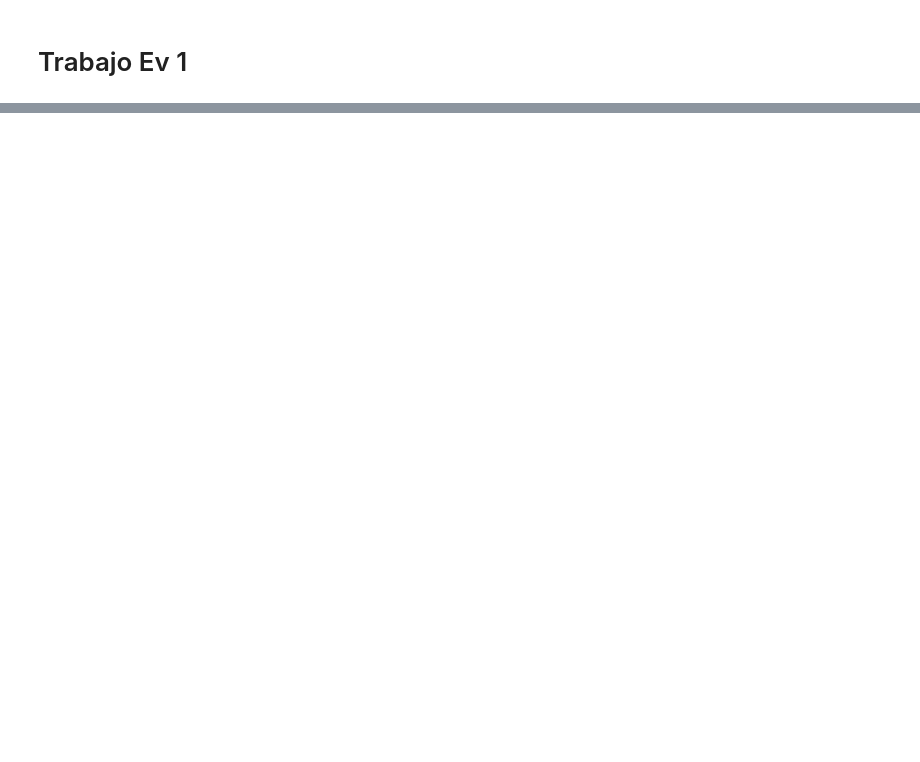
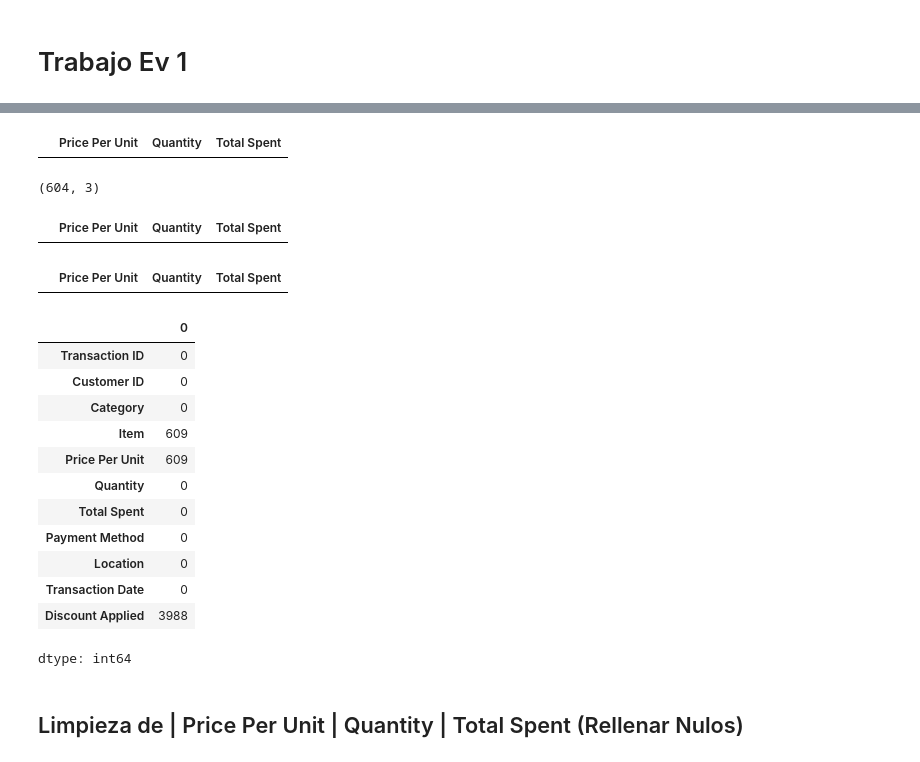
Before and after one commit to Paltaxd2/Evaluacion1_Programacion_Ciencia_Datos, a Jupyter notebook: Progra_EVA1_V001.ipynb, the cells around one changed output, grey strips where cells are left out. Drawn from its saved outputs; the diff is of its cells as text; code cells hidden in the pictures; blank space fills up the shorter version.

```diff
--- a/Progra_EVA1_V001.ipynb
+++ b/Progra_EVA1_V001.ipynb
@@ -24,0 +44,56 @@ print("Nose")
+# %%
+# En los siguientes 4 codigos se buscan patrones en los que no se pueden recuperar los valores de las columnas Price Per Unit	Quantity	Total Spent
+# Esto debido a que no por ejemplo , no podemos sacar el total sin la cantidad ni el precio unitario
+# Busqueda de si Precio, Cantidad, Total son Nulos
+df.loc[
+      df['Price Per Unit'].isnull() & df['Quantity'].isnull() & df['Total Spent'].isnull(),
+      ['Price Per Unit', 'Quantity', 'Total Spent']
+    ]
+# %% [output]
+|  | Price Per Unit | Quantity | Total Spent |
+# %%
+# Busqueda de si Cantidad, Total son Nulos
+numeros_no_recuperables = df.loc[
+      df['Quantity'].isnull() & df['Total Spent'].isnull(),
+      ['Price Per Unit', 'Quantity', 'Total Spent']
+    ]
+numeros_no_recuperables.shape
+# %% [output]
+(604, 3)
+# %%
+# Busqueda de si Precio, Cantidad son Nulos
+df.loc[
+      df['Price Per Unit'].isnull() & df['Quantity'].isnull(),
+      ['Price Per Unit', 'Quantity', 'Total Spent']
+    ]
+# %% [output]
+|  | Price Per Unit | Quantity | Total Spent |
+# %%
+# Busqueda de si Precio, Total son Nulos
+df.loc[
+      df['Price Per Unit'].isnull() & df['Total Spent'].isnull(),
+      ['Price Per Unit', 'Quantity', 'Total Spent']
+    ]
+# %% [output]
+|  | Price Per Unit | Quantity | Total Spent |
+# %%
+# df.drop(numeros_no_recuperables.index, axis=0) # Se puede modificar la tabla de origen usando inplace=True, por el momento da una copia sin las filas borradas
+# Por ahora a la tabla limpia se llama df_clean
+df_clean = df.drop(numeros_no_recuperables.index, axis=0)
+df_clean.isnull().sum()
+# %% [output]
+|  | 0 |
+| Transaction ID | 0 |
+| Customer ID | 0 |
+| Category | 0 |
+| Item | 609 |
+| Price Per Unit | 609 |
+| Quantity | 0 |
+| Total Spent | 0 |
+| Payment Method | 0 |
+| Location | 0 |
+| Transaction Date | 0 |
+| Discount Applied | 3988 |
+dtype: int64
+# %% [markdown]
+## Limpieza de | Price Per Unit |	Quantity | Total Spent (Rellenar Nulos)
```
Also changed, not shown: parts of 10 cells of this notebook.
